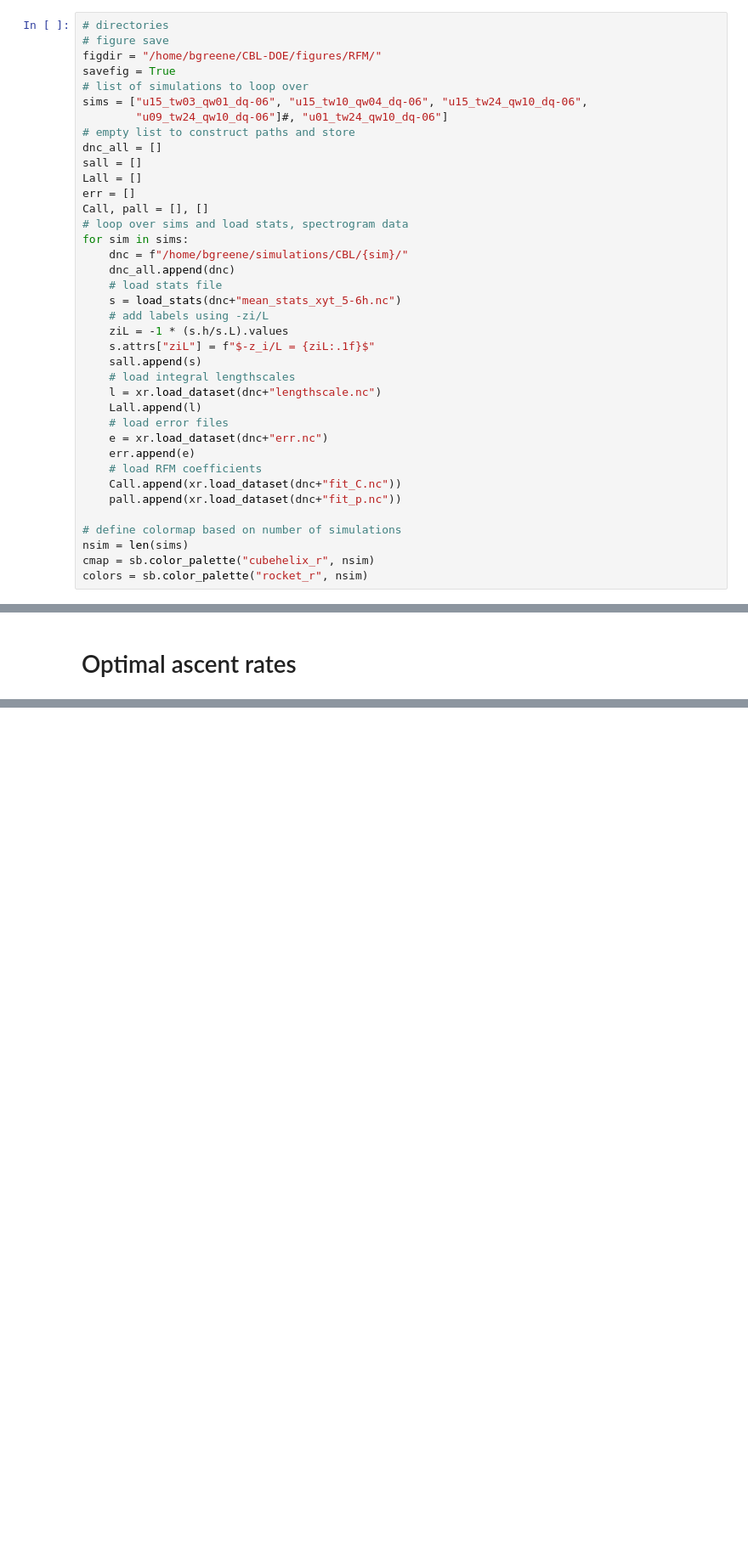
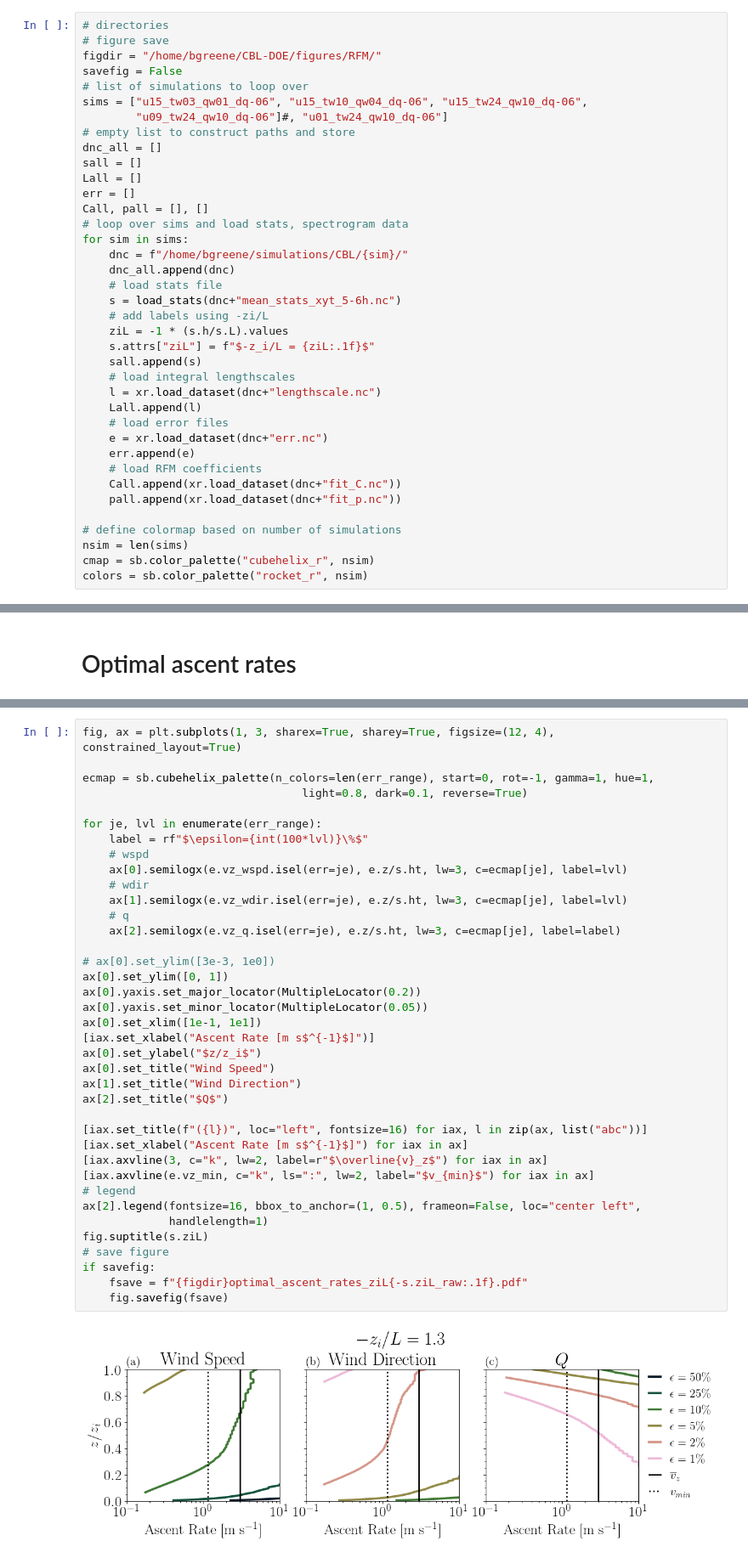
Before and after one commit to Salesky-ABL/LES-utils, a Jupyter notebook: scripts/plot_RFM_cbl.ipynb, the cells around one changed output, grey strips where cells are left out. Shown at 85% size. Drawn from its saved outputs; the diff is of its cells as text; blank space fills up the shorter version.

```diff
--- a/scripts/plot_RFM_cbl.ipynb
+++ b/scripts/plot_RFM_cbl.ipynb
@@ -21,7 +21,7 @@ props=dict(boxstyle="square",facecolor="white",edgecolor="white",alpha=0.0)
 # directories
 # figure save
 figdir = "/home/bgreene/CBL-DOE/figures/RFM/"
-savefig = True
+savefig = False
 # list of simulations to loop over
 sims = ["u15_tw03_qw01_dq-06", "u15_tw10_qw04_dq-06", "u15_tw24_qw10_dq-06",
         "u09_tw24_qw10_dq-06"]#, "u01_tw24_qw10_dq-06"]
@@ -675,0 +751,40 @@ if savefig:
+# %%
+fig, ax = plt.subplots(1, 3, sharex=True, sharey=True, figsize=(12, 4), constrained_layout=True)
+
+ecmap = sb.cubehelix_palette(n_colors=len(err_range), start=0, rot=-1, gamma=1, hue=1,
+                                 light=0.8, dark=0.1, reverse=True)
+
+for je, lvl in enumerate(err_range):
+    label = rf"$\epsilon={int(100*lvl)}\%$"
+    # wspd
+    ax[0].semilogx(e.vz_wspd.isel(err=je), e.z/s.ht, lw=3, c=ecmap[je], label=lvl)
+    # wdir
+    ax[1].semilogx(e.vz_wdir.isel(err=je), e.z/s.ht, lw=3, c=ecmap[je], label=lvl)
+    # q
+    ax[2].semilogx(e.vz_q.isel(err=je), e.z/s.ht, lw=3, c=ecmap[je], label=label)
+
+# ax[0].set_ylim([3e-3, 1e0])
+ax[0].set_ylim([0, 1])
+ax[0].yaxis.set_major_locator(MultipleLocator(0.2))
+ax[0].yaxis.set_minor_locator(MultipleLocator(0.05))
+ax[0].set_xlim([1e-1, 1e1])
+[iax.set_xlabel("Ascent Rate [m s$^{-1}$]")]
+ax[0].set_ylabel("$z/z_i$")
+ax[0].set_title("Wind Speed")
+ax[1].set_title("Wind Direction")
+ax[2].set_title("$Q$")
+
+[iax.set_title(f"({l})", loc="left", fontsize=16) for iax, l in zip(ax, list("abc"))]
+[iax.set_xlabel("Ascent Rate [m s$^{-1}$]") for iax in ax]
+[iax.axvline(3, c="k", lw=2, label=r"$\overline{v}_z$") for iax in ax]
+[iax.axvline(e.vz_min, c="k", ls=":", lw=2, label="$v_{min}$") for iax in ax]
+# legend
+ax[2].legend(fontsize=16, bbox_to_anchor=(1, 0.5), frameon=False, loc="center left",
+             handlelength=1)
+fig.suptitle(s.ziL)
+# save figure
+if savefig:
+    fsave = f"{figdir}optimal_ascent_rates_ziL{-s.ziL_raw:.1f}.pdf"
+    fig.savefig(fsave)
+# %% [output]
+[figure, added]
```
Also changed, not shown: parts of 16 cells of this notebook.
